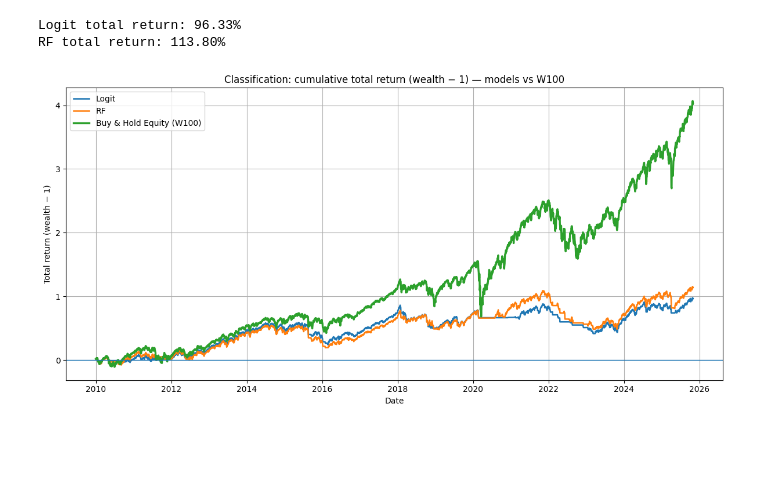
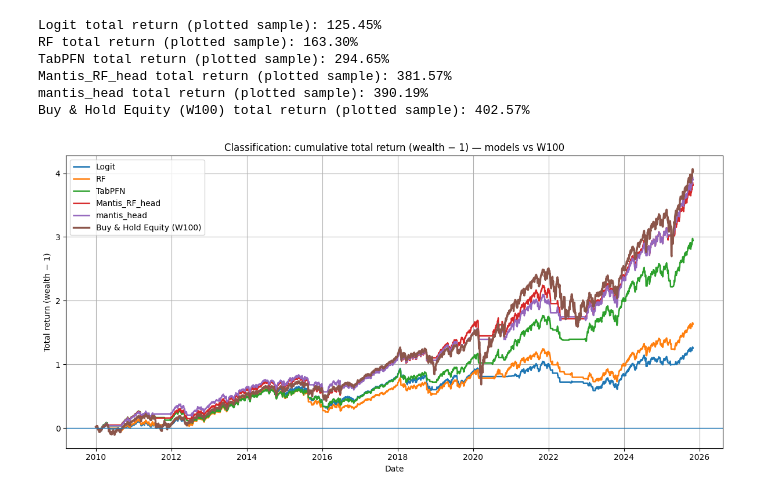
Before and after one commit to KiliTili/Masterarbeit, a Jupyter notebook: Notebooks/Trading_strategies/classification_strategies.ipynb, the cells around one changed output. Drawn from its saved outputs; the diff is of its cells as text; code cells hidden in the pictures; blank space fills up the shorter version.

```diff
--- a/Notebooks/Trading_strategies/classification_strategies.ipynb
+++ b/Notebooks/Trading_strategies/classification_strategies.ipynb
@@ -82,27 +73,33 @@ Static50_50    0.041024        -0.013469       NaN        NaN         NaN
 # %%
 
 pred_dfs = {
     "Logit": pd.read_csv("../../Data/ModelData/Classification/pred_df_loop_logit.csv", index_col=0, parse_dates=True),   # must have columns timestamp + y_pred
     "RF": pd.read_csv("../../Data/ModelData/Classification/pred_df_loop_rf.csv", index_col=0, parse_dates=True),
-    #"TabPFN": pred_df_tabpfn,
-    #"Mantis": pred_df_mantis,
+    "TabPFN": pd.read_csv("../../Data/ModelData/Classification/pred_df_loop_tabpfn25.csv", index_col=0, parse_dates=True),
+    "Mantis_RF_head": pd.read_csv("../../Data/ModelData/Classification/pred_df_loop_mantis_rf_head.csv", index_col=0, parse_dates=True),
+    "mantis_head": pd.read_csv("../../Data/ModelData/Classification/pred_df_loop_mantis_head.csv", index_col=0, parse_dates=True)
+
 }
 
 df_mkt = df[["timestamp", "M1WO_O", "Rfree"]].copy()
 plot_ts.plot_total_return_models_vs_w100(
     pred_dfs,
     df_mkt,
     price_col="M1WO_O",
     rf_col="Rfree",
     regime_col="y_pred",
-    bear_label=0,
+    bear_label=1,
     tc_bps=0.0,
     title="Classification: cumulative total return (wealth − 1) — models vs W100",
 )
 # %% [output]
-Logit total return: 96.33%
-RF total return: 113.80%
+Logit total return (plotted sample): 125.45%
+RF total return (plotted sample): 163.30%
+TabPFN total return (plotted sample): 294.65%
+Mantis_RF_head total return (plotted sample): 381.57%
+mantis_head total return (plotted sample): 390.19%
+Buy & Hold Equity (W100) total return (plotted sample): 402.57%
-[figure, old version]
+[figure, new version]
 # %%
 pred_df = pd.read_csv("../../Data/ModelData/Classification/pred_df_loop_rf.csv", index_col=0, parse_dates=True)
 bt = tsh.backtest_paper_regime_switch(
```
Also changed, not shown: parts of 7 cells of this notebook, 6 other files.
